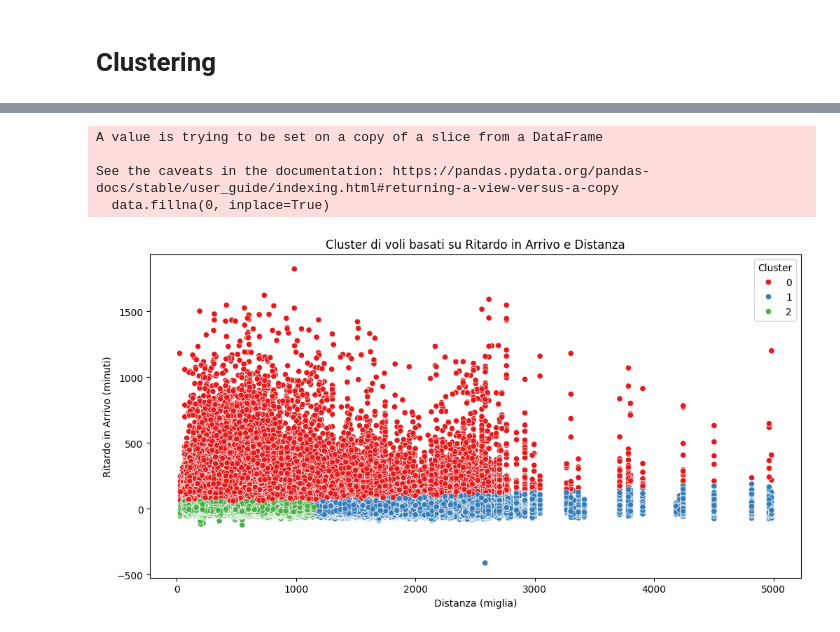
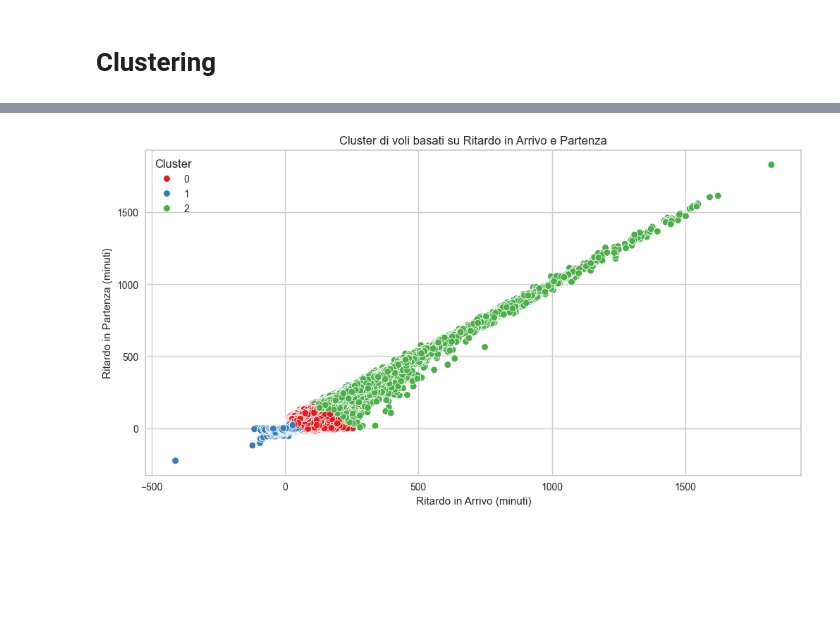
Before and after one commit to Walter-Di-Sabatino/Time-Series-Data-Science-Project, a Jupyter notebook: clustering.ipynb, the cells around one changed output, grey strips where cells are left out. Drawn from its saved outputs; the diff is of its cells as text; code cells hidden in the pictures; blank space fills up the shorter version.

```diff
--- a/clustering.ipynb
+++ b/clustering.ipynb
@@ -49,7 +55,4 @@ plt.show()
 # %%
-# Selezioniamo le colonne di interesse
-data = df[['ARR_DELAY', 'DISTANCE']]
-
 # Gestire eventuali valori nulli
 data.fillna(0, inplace=True)
 
@@ -60,20 +63,16 @@ data_scaled = scaler.fit_transform(data)
 
 kmeans = KMeans(n_clusters=3, random_state=42)
 df['Cluster'] = kmeans.fit_predict(data_scaled)
-
-plt.figure(figsize=(12, 6))
-sns.scatterplot(x='DISTANCE', y='ARR_DELAY', hue='Cluster', data=df, palette='Set1')
-plt.title('Cluster di voli basati su Ritardo in Arrivo e Distanza')
-plt.xlabel('Distanza (miglia)')
-plt.ylabel('Ritardo in Arrivo (minuti)')
-plt.legend(title='Cluster')
-plt.show()
-# %% [output]
-A value is trying to be set on a copy of a slice from a DataFrame
-
-See the caveats in the documentation: https://pandas.pydata.org/pandas-docs/stable/user_guide/indexing.html#returning-a-view-versus-a-copy
-  data.fillna(0, inplace=True)
-[figure, removed]
+# %%
+plt.figure(figsize=(12, 6))
+sns.scatterplot(x='ARR_DELAY', y='DEP_DELAY', hue='Cluster', data=df, palette='Set1')
+plt.title('Cluster di voli basati su Ritardo in Arrivo e Partenza')
+plt.xlabel('Ritardo in Arrivo (minuti)')
+plt.ylabel('Ritardo in Partenza (minuti)')
+plt.legend(title='Cluster')
+plt.show()
+# %% [output]
+[figure, added]
 # %%
 sample_df = df.sample(n=100000, random_state=42)
 plt.figure(figsize=(12, 6))
```
Also changed, not shown: parts of 3 cells of this notebook.
